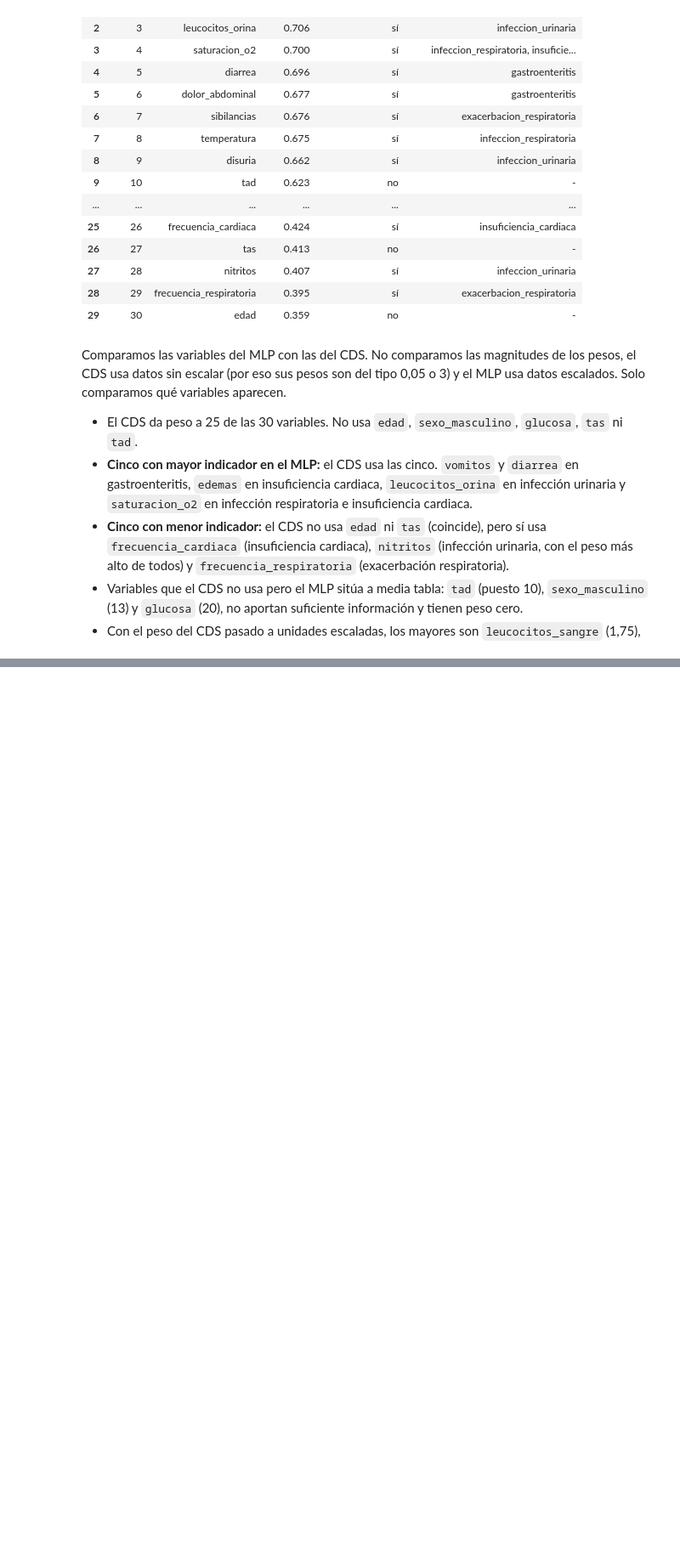
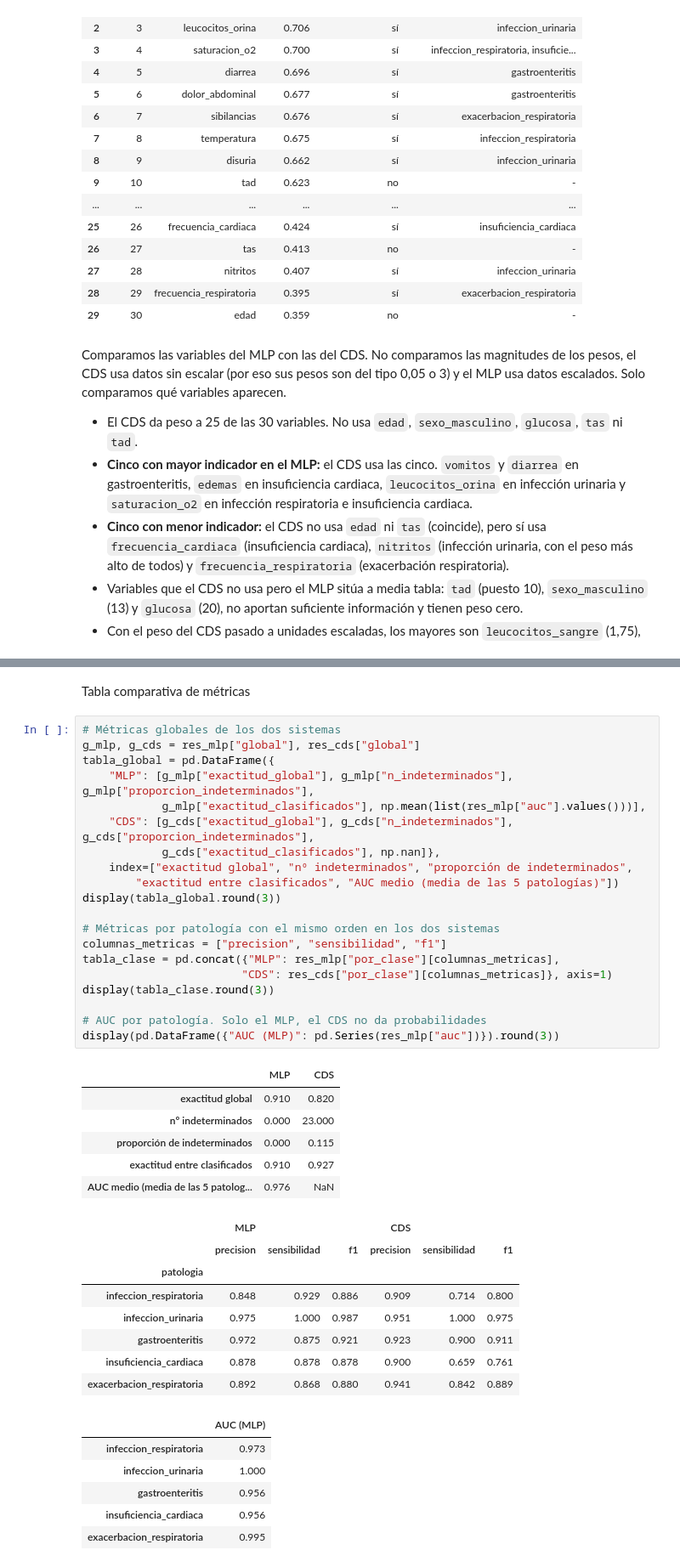
Before and after one commit to angelaNavarro11/sist-apoyo-decision-clinica, a Jupyter notebook: notebooks/Practica3-Resultados.ipynb, the cells around one changed output, grey strips where cells are left out. Shown at 85% size. Saved outputs shown, nothing was run; the diff lists cells and outputs as text; blank space fills up the shorter version.

```diff
--- a/notebooks/Practica3-Resultados.ipynb
+++ b/notebooks/Practica3-Resultados.ipynb
@@ -1038,0 +1116,43 @@ Pero hay diferencias: `nitritos`, `frecuencia_cardiaca` y `frecuencia_respirator
+# %% [markdown]
+Tabla comparativa de métricas
+# %%
+# Métricas globales de los dos sistemas
+g_mlp, g_cds = res_mlp["global"], res_cds["global"]
+tabla_global = pd.DataFrame({
+    "MLP": [g_mlp["exactitud_global"], g_mlp["n_indeterminados"], g_mlp["proporcion_indeterminados"],
+            g_mlp["exactitud_clasificados"], np.mean(list(res_mlp["auc"].values()))],
+    "CDS": [g_cds["exactitud_global"], g_cds["n_indeterminados"], g_cds["proporcion_indeterminados"],
+            g_cds["exactitud_clasificados"], np.nan]},
+    index=["exactitud global", "nº indeterminados", "proporción de indeterminados",
+        "exactitud entre clasificados", "AUC medio (media de las 5 patologías)"])
+display(tabla_global.round(3))
+
+# Métricas por patología con el mismo orden en los dos sistemas
+columnas_metricas = ["precision", "sensibilidad", "f1"]
+tabla_clase = pd.concat({"MLP": res_mlp["por_clase"][columnas_metricas],
+                        "CDS": res_cds["por_clase"][columnas_metricas]}, axis=1)
+display(tabla_clase.round(3))
+
+# AUC por patología. Solo el MLP, el CDS no da probabilidades
+display(pd.DataFrame({"AUC (MLP)": pd.Series(res_mlp["auc"])}).round(3))
+# %% [output]
+|  | MLP | CDS |
+| exactitud global | 0.910 | 0.820 |
+| nº indeterminados | 0.000 | 23.000 |
+| proporción de indeterminados | 0.000 | 0.115 |
+| exactitud entre clasificados | 0.910 | 0.927 |
+| AUC medio (media de las 5 patolog... | 0.976 | NaN |
+|  | MLP |  |  | CDS |  |  |
+|  | precision | sensibilidad | f1 | precision | sensibilidad | f1 |
+| patologia |  |  |  |  |  |  |
+| infeccion_respiratoria | 0.848 | 0.929 | 0.886 | 0.909 | 0.714 | 0.800 |
+| infeccion_urinaria | 0.975 | 1.000 | 0.987 | 0.951 | 1.000 | 0.975 |
+| gastroenteritis | 0.972 | 0.875 | 0.921 | 0.923 | 0.900 | 0.911 |
+| insuficiencia_cardiaca | 0.878 | 0.878 | 0.878 | 0.900 | 0.659 | 0.761 |
+| exacerbacion_respiratoria | 0.892 | 0.868 | 0.880 | 0.941 | 0.842 | 0.889 |
+|  | AUC (MLP) |
+| infeccion_respiratoria | 0.973 |
+| infeccion_urinaria | 1.000 |
+| gastroenteritis | 0.956 |
+| insuficiencia_cardiaca | 0.956 |
+| exacerbacion_respiratoria | 0.995 |
```
Also changed, not shown: parts of 12 cells of this notebook.
